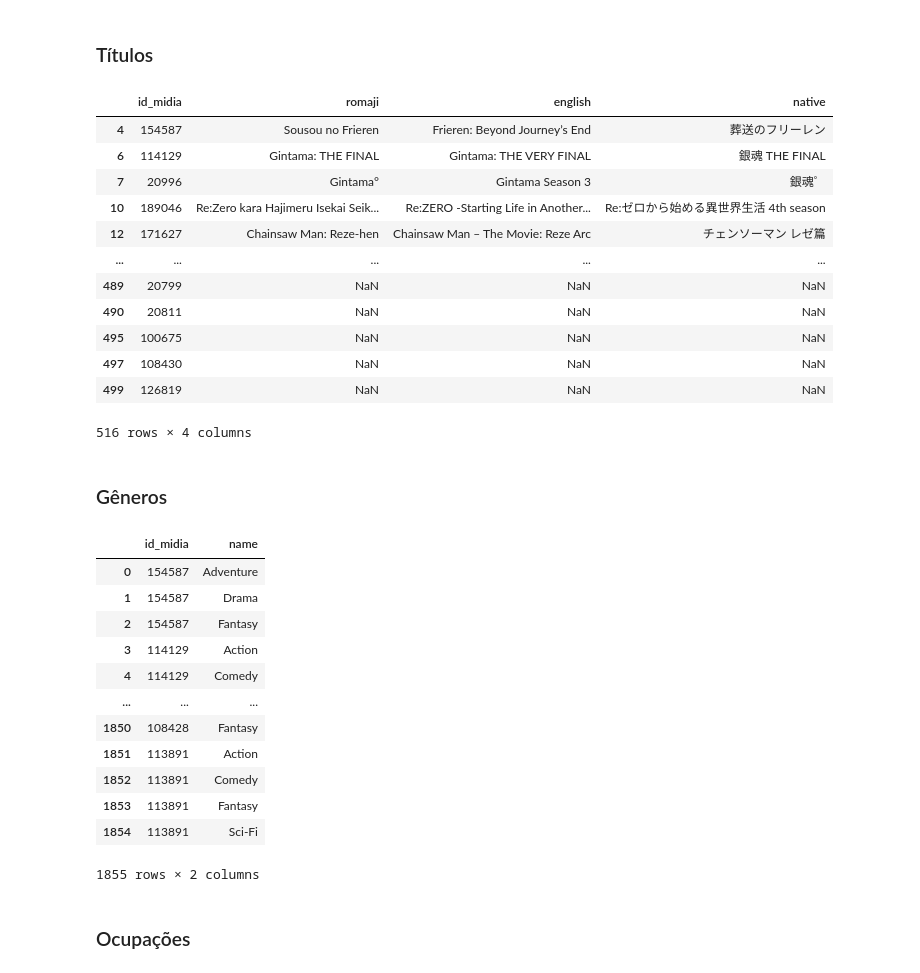
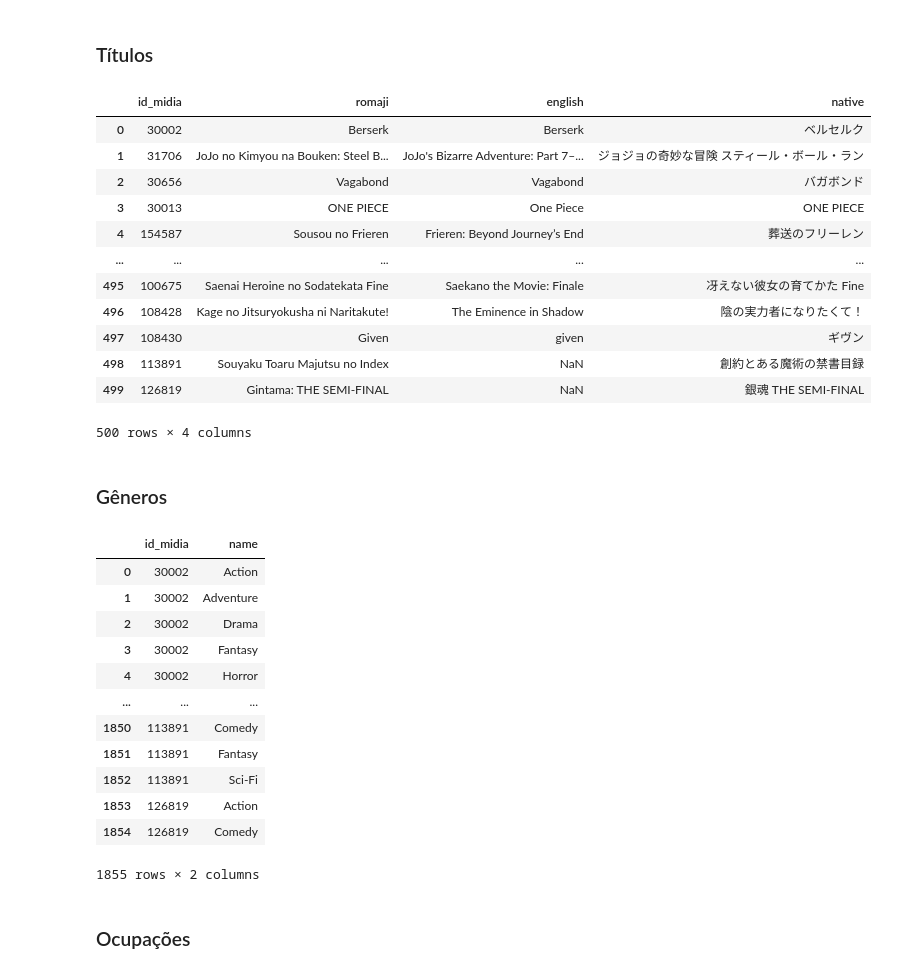
Before and after one commit to E-rhari/AniLista, a Jupyter notebook: requestApi.ipynb, the cells around one changed output. Saved outputs shown, nothing was run; the diff lists cells and outputs as text; code cells hidden in the pictures.

Commit message:
fix/ Especialização de Midia de acordo com o lógico

```diff
--- a/requestApi.ipynb
+++ b/requestApi.ipynb
@@ -436,17 +435,17 @@ dfs['staff']
 | 7726 | 182969 | {'large': 'https://s4.anilist.co/... | {'full': 'Hotaru Morishige'} | NaN | Female | NaN | [Animator] | Japanese |
 7727 rows × 8 columns
 # %%
-midia = dfs['main']
-del midia['characters']
-del midia['studios']
-del midia['staff']
+dfs['midia'] = dfs['main'].copy()
+del dfs['midia']['characters']
+del dfs['midia']['studios']
+del dfs['midia']['staff']
 
-dfs['anime'] = dfs['main'][dfs['main']['type'] == 'ANIME']
-dfs['manga'] = dfs['main'][dfs['main']['type'] == 'MANGA']
+dfs['anime'] = dfs['midia'][dfs['midia']['type'] == 'ANIME'][['id', 'episodes']]
+dfs['manga'] = dfs['midia'][dfs['midia']['type'] == 'MANGA'][['id', 'volumes', 'chapters']]
 
-del dfs['anime']['volumes']
-del dfs['anime']['chapters']
-del dfs['manga']['episodes']
+del dfs['midia']['episodes']
+del dfs['midia']['volumes']
+del dfs['midia']['chapters']
 
-dfs['anime']
+dfs['midia']
 # %% [output]
@@ -545,33 +576,27 @@ Na resposta da API, muitas colunas são compostas, sendo seus valores listas ou
 # %%
 dfs['title'] = pd.DataFrame()
 
-animeTitles = pd.DataFrame()
-mangaTitles = pd.DataFrame()
-
-animeTitles['id_midia'] = dfs['anime']['id']
-mangaTitles['id_midia'] = dfs['anime']['id']
+dfs['title'] = pd.DataFrame()
+dfs['title']['id_midia'] = dfs['midia']['id']
 
 titleTypes = ['romaji', 'english', 'native']
 
 for titleType in titleTypes:
-    animeTitles[titleType] = dfs['anime']['title'].apply(lambda x: x[titleType])
-    mangaTitles[titleType] = dfs['manga']['title'].apply(lambda x: x[titleType])
+    dfs['title'][titleType] = dfs['midia']['title'].apply(lambda x: x[titleType])
 
-
-dfs['title'] = pd.concat([animeTitles, mangaTitles])
-
+del dfs['midia']['title']
 dfs['title']
 # %% [output]
 |  | id_midia | romaji | english | native |
+| 0 | 30002 | Berserk | Berserk | ベルセルク |
+| 1 | 31706 | JoJo no Kimyou na Bouken: Steel B... | JoJo's Bizarre Adventure: Part 7–... | ジョジョの奇妙な冒険 スティール・ボール・ラン |
+| 2 | 30656 | Vagabond | Vagabond | バガボンド |
+| 3 | 30013 | ONE PIECE | One Piece | ONE PIECE |
 | 4 | 154587 | Sousou no Frieren | Frieren: Beyond Journey’s End | 葬送のフリーレン |
-| 6 | 114129 | Gintama: THE FINAL | Gintama: THE VERY FINAL | 銀魂 THE FINAL |
-| 7 | 20996 | Gintama° | Gintama Season 3 | 銀魂゜ |
-| 10 | 189046 | Re:Zero kara Hajimeru Isekai Seik... | Re:ZERO -Starting Life in Another... | Re:ゼロから始める異世界生活 4th season |
-| 12 | 171627 | Chainsaw Man: Reze-hen | Chainsaw Man – The Movie: Reze Arc | チェンソーマン レゼ篇 |
 | ... | ... | ... | ... | ... |
-| 489 | 20799 | NaN | NaN | NaN |
-| 490 | 20811 | NaN | NaN | NaN |
-| 495 | 100675 | NaN | NaN | NaN |
-| 497 | 108430 | NaN | NaN | NaN |
-| 499 | 126819 | NaN | NaN | NaN |
+| 495 | 100675 | Saenai Heroine no Sodatekata Fine | Saekano the Movie: Finale | 冴えない彼女の育てかた Fine |
+| 496 | 108428 | Kage no Jitsuryokusha ni Naritakute! | The Eminence in Shadow | 陰の実力者になりたくて！ |
+| 497 | 108430 | Given | given | ギヴン |
+| 498 | 113891 | Souyaku Toaru Majutsu no Index | NaN | 創約とある魔術の禁書目録 |
+| 499 | 126819 | Gintama: THE SEMI-FINAL | NaN | 銀魂 THE SEMI-FINAL |
-516 rows × 4 columns
+500 rows × 4 columns
@@ -581,28 +603,29 @@ del dfs['manga']['title']
 # %% [markdown]
 ### Gêneros
 # %%
-compondGenres = pd.concat([dfs['anime'][['id', 'genres']], dfs['manga'][['id', 'genres']]])
+genres = dfs['midia'][['id', 'genres']]
 
 dfs['genre'] = pd.DataFrame(columns=['id_midia', 'name'])
 
 # bad and stinky code but god has punished me for my hubris and my work is never finished
 # so I don't have the time to fix it
-for id, occupations in compondGenres.values:
+for id, occupations in genres.values:
     for genre in occupations:
         dfs['genre'].loc[len(dfs['genre'])] = [id, genre]
 
+del dfs['midia']['genres']
 dfs['genre']
 # %% [output]
 |  | id_midia | name |
-| 0 | 154587 | Adventure |
-| 1 | 154587 | Drama |
-| 2 | 154587 | Fantasy |
-| 3 | 114129 | Action |
-| 4 | 114129 | Comedy |
+| 0 | 30002 | Action |
+| 1 | 30002 | Adventure |
+| 2 | 30002 | Drama |
+| 3 | 30002 | Fantasy |
+| 4 | 30002 | Horror |
 | ... | ... | ... |
-| 1850 | 108428 | Fantasy |
-| 1851 | 113891 | Action |
-| 1852 | 113891 | Comedy |
-| 1853 | 113891 | Fantasy |
-| 1854 | 113891 | Sci-Fi |
+| 1850 | 113891 | Comedy |
+| 1851 | 113891 | Fantasy |
+| 1852 | 113891 | Sci-Fi |
+| 1853 | 126819 | Action |
+| 1854 | 126819 | Comedy |
 1855 rows × 2 columns
```
Also changed, not shown: parts of 15 cells of this notebook, 6 other files.
